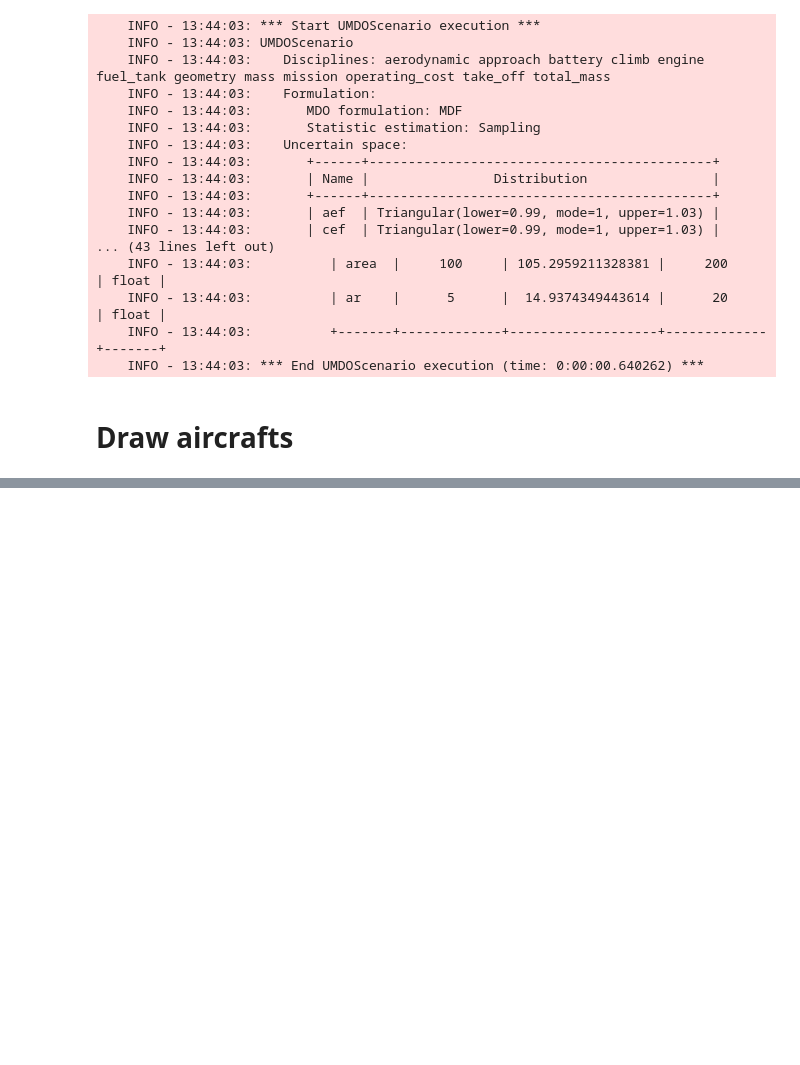
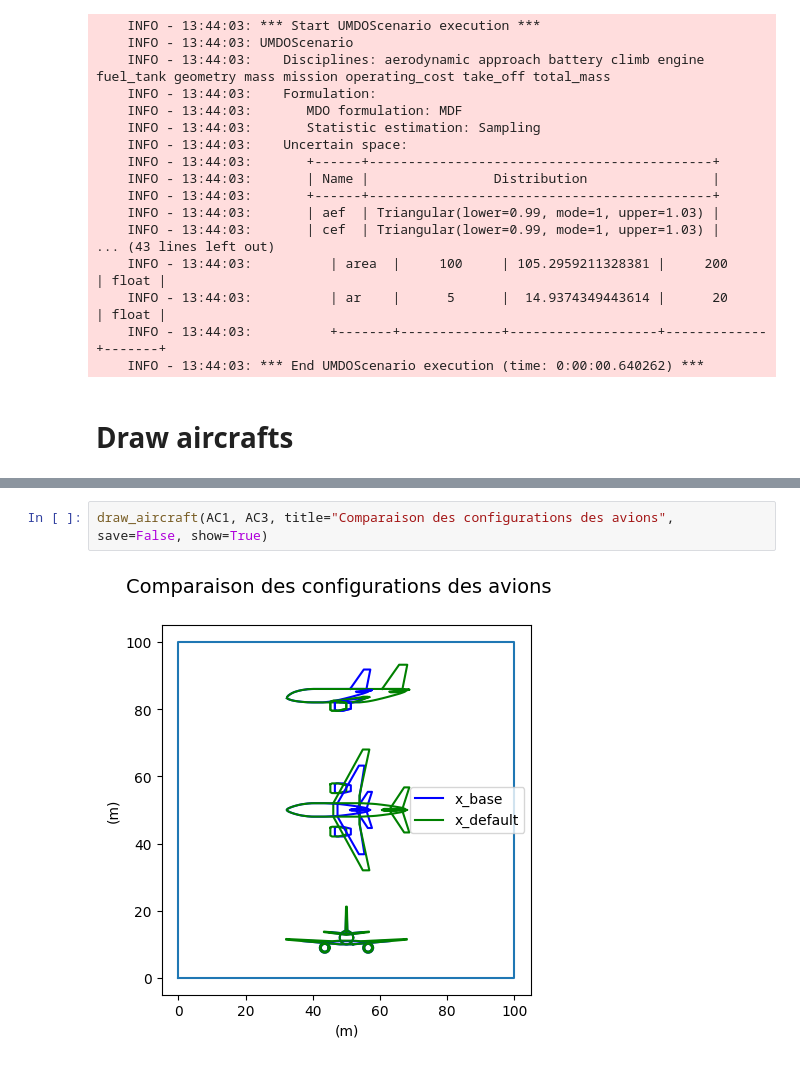
Before and after one commit to hannabkre/lh2pac, a Jupyter notebook: docs/scripts/project/UC1_problem3.ipynb, the cells around one changed output, grey strips where cells are left out. Drawn from its saved outputs; the diff is of its cells as text; blank space fills up the shorter version.

```diff
--- a/docs/scripts/project/UC1_problem3.ipynb
+++ b/docs/scripts/project/UC1_problem3.ipynb
@@ -274,0 +311,4 @@ draw_aircraft(AC1, AC2, title="Aircraft Configurations Comparison", save=False,
+# %%
+draw_aircraft(AC1, AC3, title="Comparaison des configurations des avions", save=False, show=True)
+# %% [output]
+[figure, added]
```
Also changed, not shown: parts of 7 cells of this notebook.
